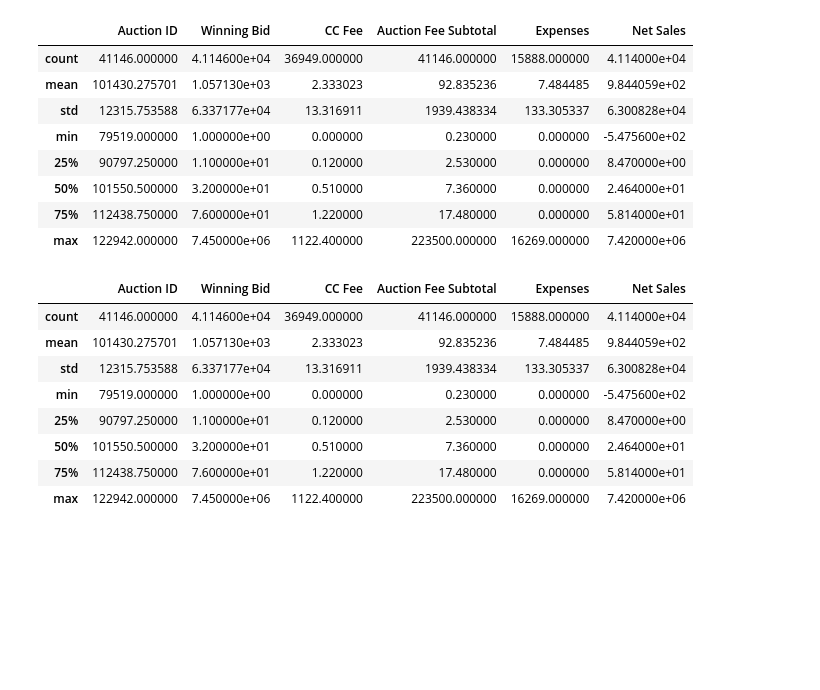
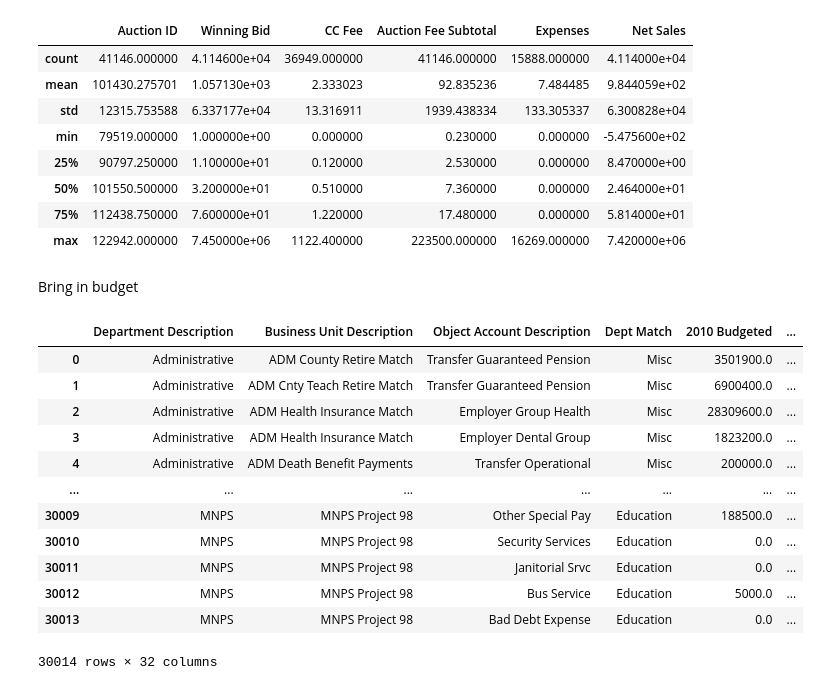
Before and after one commit to ausifer/nashville-gov-selling-stuff, a Jupyter notebook: notebooks/nashville_gov_selling_stuff.ipynb, the cells around one changed output. Cells and saved outputs as stored; diff of their text form; code cells hidden in the pictures; blank space fills up the shorter version.

```diff
--- a/notebooks/nashville_gov_selling_stuff.ipynb
+++ b/notebooks/nashville_gov_selling_stuff.ipynb
@@ -96,15 +98,22 @@ ebid_desc
 | 50% | 101550.500000 | 3.200000e+01 | 0.510000 | 7.360000 | 0.000000 | 2.464000e+01 |
 | 75% | 112438.750000 | 7.600000e+01 | 1.220000 | 17.480000 | 0.000000 | 5.814000e+01 |
 | max | 122942.000000 | 7.450000e+06 | 1122.400000 | 223500.000000 | 16269.000000 | 7.420000e+06 |
-# %%
-ebid_desc.join("")
-# %% [output]
-|  | Auction ID | Winning Bid | CC Fee | Auction Fee Subtotal | Expenses | Net Sales |
-| count | 41146.000000 | 4.114600e+04 | 36949.000000 | 41146.000000 | 15888.000000 | 4.114000e+04 |
-| mean | 101430.275701 | 1.057130e+03 | 2.333023 | 92.835236 | 7.484485 | 9.844059e+02 |
-| std | 12315.753588 | 6.337177e+04 | 13.316911 | 1939.438334 | 133.305337 | 6.300828e+04 |
-| min | 79519.000000 | 1.000000e+00 | 0.000000 | 0.230000 | 0.000000 | -5.475600e+02 |
-| 25% | 90797.250000 | 1.100000e+01 | 0.120000 | 2.530000 | 0.000000 | 8.470000e+00 |
-| 50% | 101550.500000 | 3.200000e+01 | 0.510000 | 7.360000 | 0.000000 | 2.464000e+01 |
-| 75% | 112438.750000 | 7.600000e+01 | 1.220000 | 17.480000 | 0.000000 | 5.814000e+01 |
-| max | 122942.000000 | 7.450000e+06 | 1122.400000 | 223500.000000 | 16269.000000 | 7.420000e+06 |
+# %% [markdown]
+Bring in budget
+# %%
+budget = pd.read_csv('../data/Metro_Budget_to_Actual_Expenses__FY2010_-_Present_.csv')
+budget
+# %% [output]
+|  | Department Description | Business Unit Description | Object Account Description | Dept Match | 2010 Budgeted | ... |
+| 0 | Administrative | ADM County Retire Match | Transfer Guaranteed Pension | Misc | 3501900.0 | ... |
+| 1 | Administrative | ADM Cnty Teach Retire Match | Transfer Guaranteed Pension | Misc | 6900400.0 | ... |
+| 2 | Administrative | ADM Health Insurance Match | Employer Group Health | Misc | 28309600.0 | ... |
+| 3 | Administrative | ADM Health Insurance Match | Employer Dental Group | Misc | 1823200.0 | ... |
+| 4 | Administrative | ADM Death Benefit Payments | Transfer Operational | Misc | 200000.0 | ... |
+| ... | ... | ... | ... | ... | ... | ... |
+| 30009 | MNPS | MNPS Project 98 | Other Special Pay | Education | 188500.0 | ... |
+| 30010 | MNPS | MNPS Project 98 | Security Services | Education | 0.0 | ... |
+| 30011 | MNPS | MNPS Project 98 | Janitorial Srvc | Education | 0.0 | ... |
+| 30012 | MNPS | MNPS Project 98 | Bus Service | Education | 5000.0 | ... |
+| 30013 | MNPS | MNPS Project 98 | Bad Debt Expense | Education | 0.0 | ... |
+30014 rows × 32 columns
```
Also changed, not shown: parts of 7 cells of this notebook, 3 other files.
